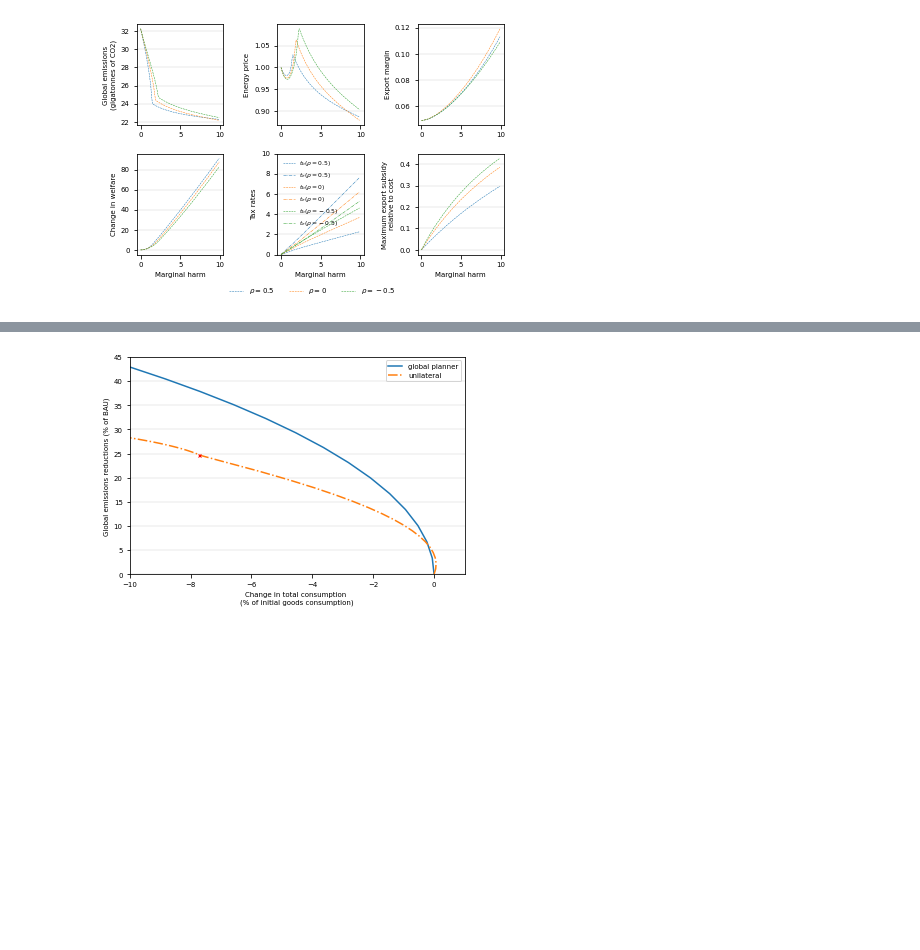
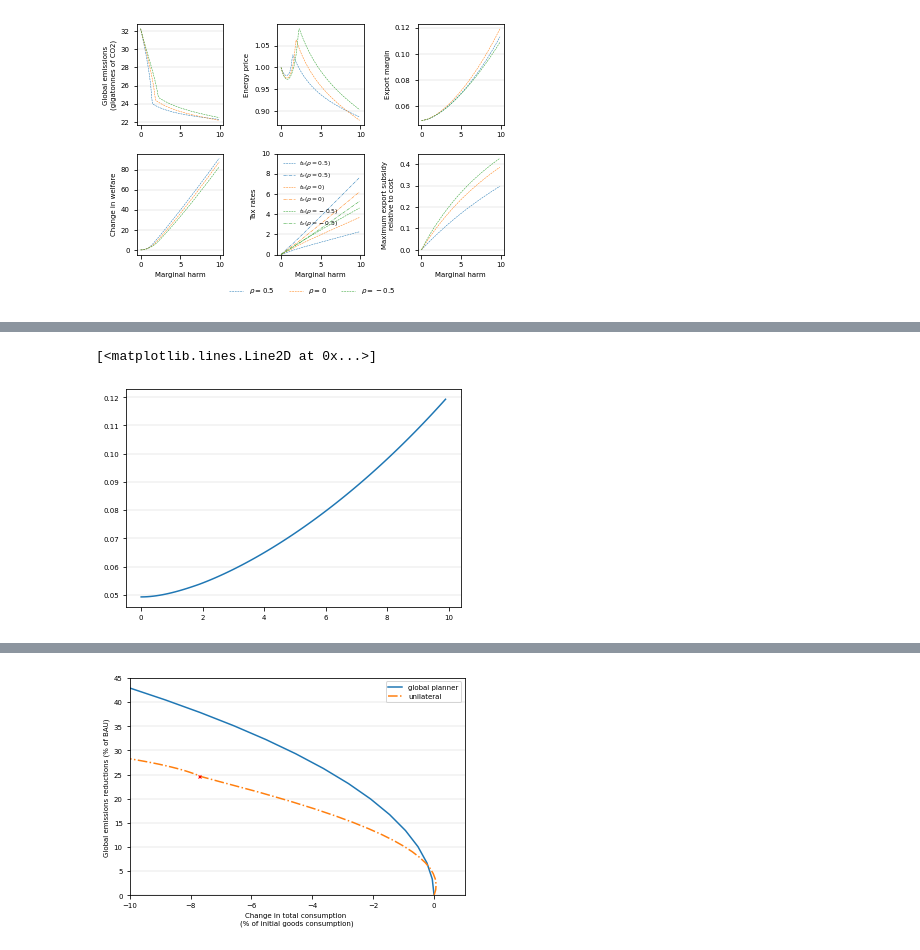
Before and after one commit to VoliCrank/Optimal-Unilateral-Carbon-Policy, a Jupyter notebook: Data/codes/plots_ces.ipynb, the cells around one changed output, grey strips where cells are left out. Drawn from its saved outputs; the diff is of its cells as text; code cells hidden in the pictures; blank space fills up the shorter version.

```diff
--- a/Data/codes/plots_ces.ipynb
+++ b/Data/codes/plots_ces.ipynb
@@ -255,0 +238,5 @@ Name: Qeworld_chg, Length: 100, dtype: float64
+# %%
+plt.plot(df_opt['varphi'], df_opt['jxbar_prime'], label = 'jxbar_prime')
+# %% [output]
+[<matplotlib.lines.Line2D at 0x...>]
+[figure, added]
```
Also changed, not shown: parts of 11 cells of this notebook, 16 other files.
